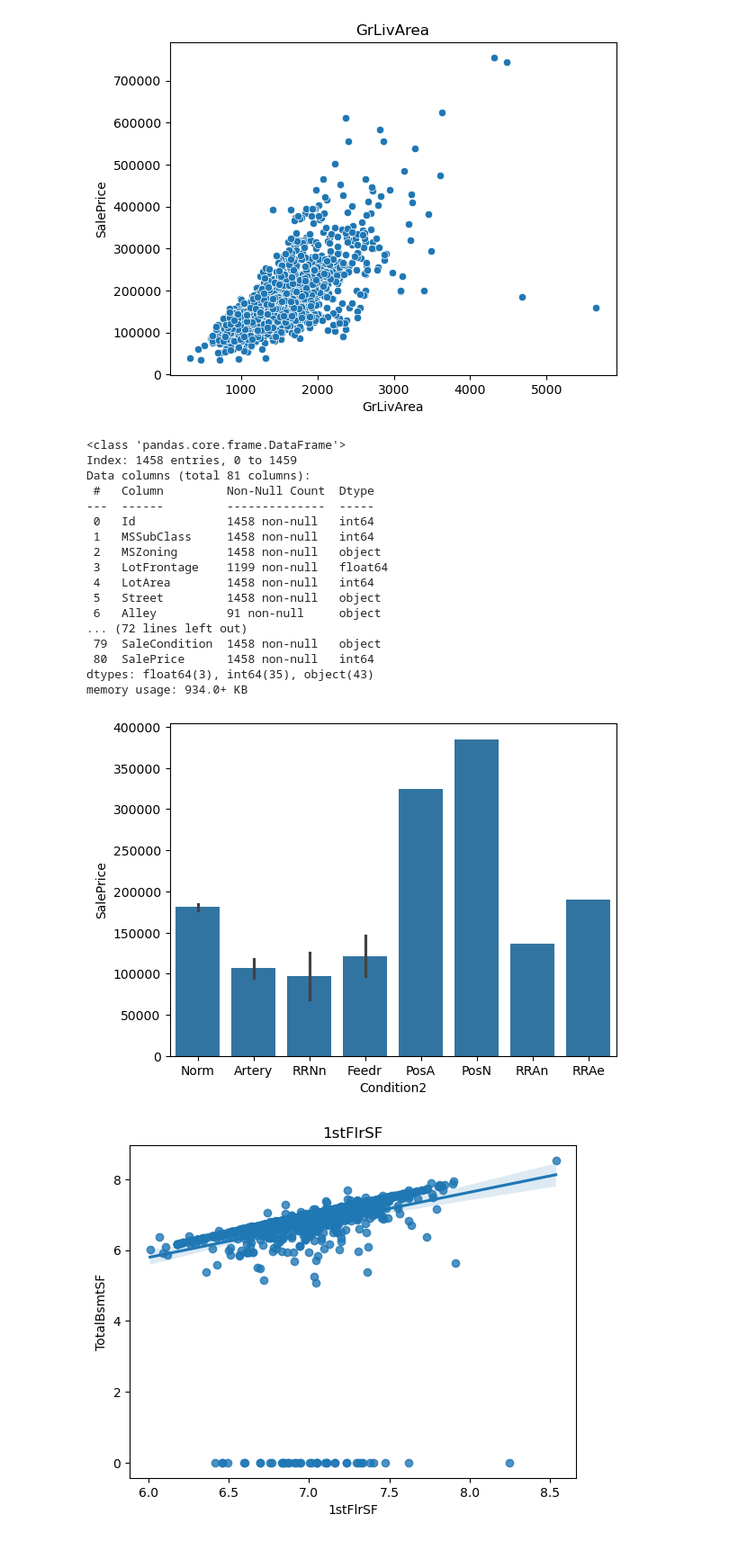
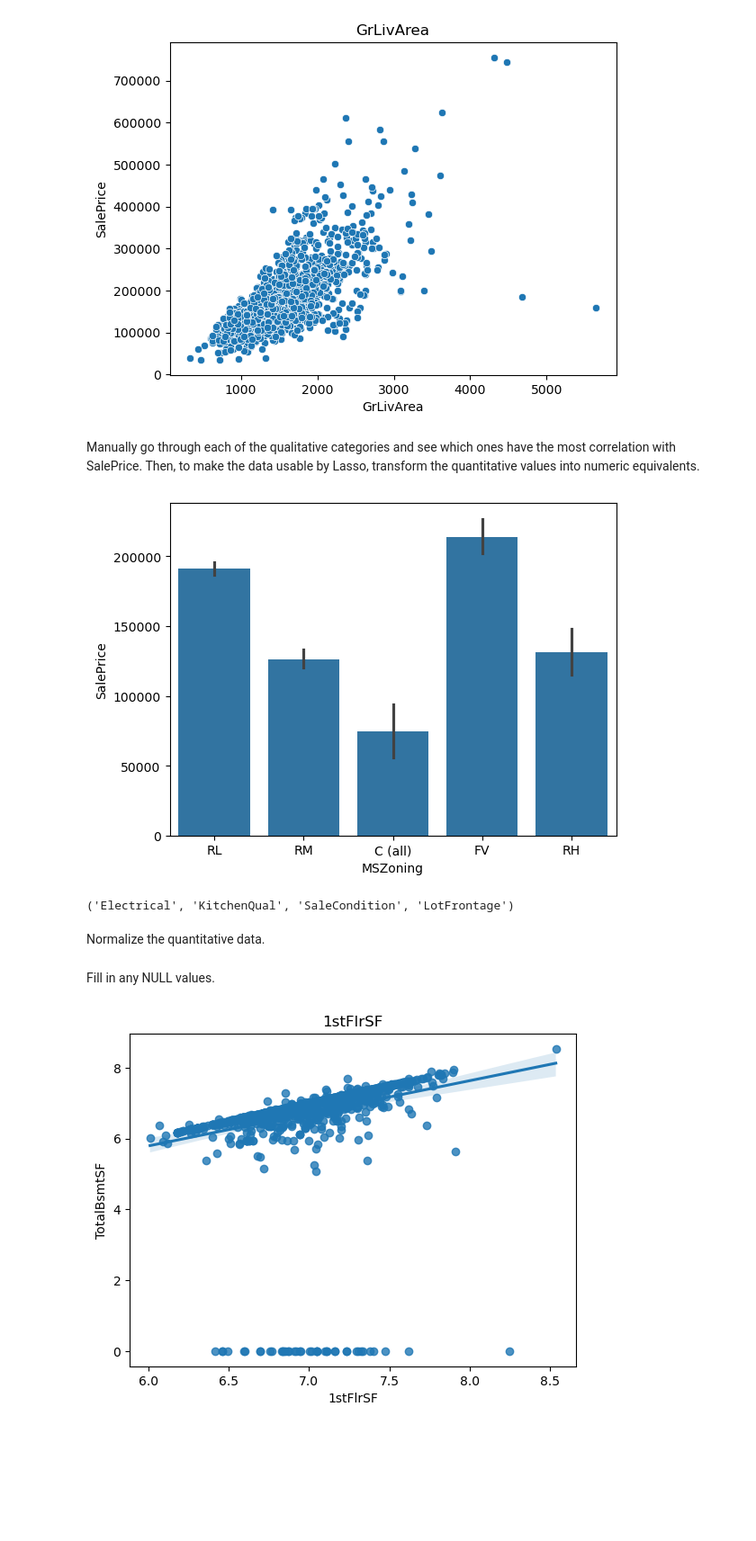
Before and after one commit to danielvasilevko/DataSci_Projects, a Jupyter notebook: Kaggle_Housing Price/Kaggle_Housing_price.ipynb, the cells around one changed output. Shown: that part at 90% size. Cells and saved outputs as stored; diff of their text form; code cells hidden in the pictures; blank space fills up the shorter version.

Commit message:
Inputed all useful values into Lasso. Only possible modifications are changing the normalizing procedure and better NULL filling.

```diff
--- a/Kaggle_Housing Price/Kaggle_Housing_price.ipynb
+++ b/Kaggle_Housing Price/Kaggle_Housing_price.ipynb
@@ -27,3 +29,7 @@ train_data.head()
+# %%
+threshold = 0.2
+train_data = train_data.loc[:, train_data.isnull().mean() <= threshold]
+test_data = test_data.loc[:, test_data.isnull().mean() <= threshold]
 # %%
 print(train_data.info())
 print(test_data.info())
@@ -75,34 +75,3 @@ plt.show()
 train_data = train_data.drop(train_data[(train_data['GrLivArea']>4000) & (train_data['SalePrice']<300000)].index)
 # %% [output]
 [figure]
-# %%
-train_data.info()
-# %% [output]
-<class 'pandas.core.frame.DataFrame'>
-Index: 1458 entries, 0 to 1459
-Data columns (total 81 columns):
- #   Column         Non-Null Count  Dtype
----  ------         --------------  -----
- 0   Id             1458 non-null   int64
- 1   MSSubClass     1458 non-null   int64
- 2   MSZoning       1458 non-null   object
- 3   LotFrontage    1199 non-null   float64
- 4   LotArea        1458 non-null   int64
- 5   Street         1458 non-null   object
- 6   Alley          91 non-null     object
-... (72 lines left out)
- 79  SaleCondition  1458 non-null   object
- 80  SalePrice      1458 non-null   int64
-dtypes: float64(3), int64(35), object(43)
-memory usage: 934.0+ KB
-# %%
-sns.barplot(data = train_data, x = 'Condition2',y = 'SalePrice')
-plt.show()
-
-#Qualitative to Convert:
-# Street: Pave = 1 Grvl = 0
-# LandContour: Bnk = 0, Lvl = 1, Low = 2, HLS = 3
-# Utilities: AllPub = 1, NoSeWa = 0
-# Condition2 RRNn = 0 , Artery = 1, Feedr = 2, RRAn = 3, Norm = 4, RRAe = 5, PosA = 6, PosN = 7
-# %% [output]
-[figure, removed]
@@ -114,0 +78,29 @@ for dataset in combine:
+# %% [markdown]
+Manually go through each of the qualitative categories and see which ones have the most correlation with SalePrice. Then, to make the data usable by Lasso, transform the quantitative values into numeric equivalents.
+# %%
+sns.barplot(data = train_data, x = 'MSZoning',y = 'SalePrice')
+plt.show()
+
+"LandContour", "Street", "Utilities", "Condition2"
+#Qualitative to Convert:
+# Street: Pave = 1 Grvl = 0
+# LandContour: Bnk = 0, Lvl = 1, Low = 2, HLS = 3
+# Utilities: AllPub = 1, NoSeWa = 0
+# Condition2 RRNn = 0 , Artery = 1, Feedr = 2, RRAn = 3, Norm = 4, RRAe = 5, PosA = 6, PosN = 7
+
+"BsmtQual", "BsmtCond", "Heating", "HeatingQC", "CentralAir", "HouseStyle"
+# BsmtQual: Fa = 0, TA = 1, Gd = 2, Ex = 3    #Get rid of Nan
+# BsmtCond: Po = 0, Fa = 1, TA = 2, Gd = 3    #Get rid of Nan
+# Heating: Grav = 0, Floor = 1, Wall = 2, OthW = 3, GasW = 4, GasA = 5
+# HeatingQC: Po = 0, Fa = 1, TA = 2, Gd = 3, Ex = 4
+# CentralAir: Y = 1, N = 0
+# HouseStyle 1.5Unf = 0, SFoyer = 1 1.5Fin = 2, 2.5Unf = 3, SLvl = 4, 1Story = 5, 2Story = 6, 2.5Fin = 7
+
+"Electrical", "KitchenQual", "SaleCondition", "LotFrontage"
+# Electrical: Mix = 0, FueseP = 1, FuseF = 2 FuseA = 3, SBrkr = 4
+# KitchenQual: Fa = 0, TA = 1, Gd = 2, Ex = 3
+# SaleCondition AdjLand = 0, Abnorml = 1, Family = 2, Alloca=3 Normal = 4, Partial = 5
+# MSZoning: C (all) = 0, RM = 1, RH = 2, RL = 3, FV = 4
+# %% [output]
+[figure, added]
+('Electrical', 'KitchenQual', 'SaleCondition', 'LotFrontage')
@@ -115,3 +223,5 @@ for dataset in combine:
+# %% [markdown]
+Normalize the quantitative data.
 # %%
 Using_Lasso = True
 
@@ -144,3 +263,5 @@ if Using_Lasso == True:
+# %% [markdown]
+Fill in any NULL values.
 # %%
 sns.regplot(data=test_data, x='1stFlrSF', y='TotalBsmtSF')
 plt.title('1stFlrSF')
```
Also changed, not shown: parts of 15 cells of this notebook, 1 other file.
